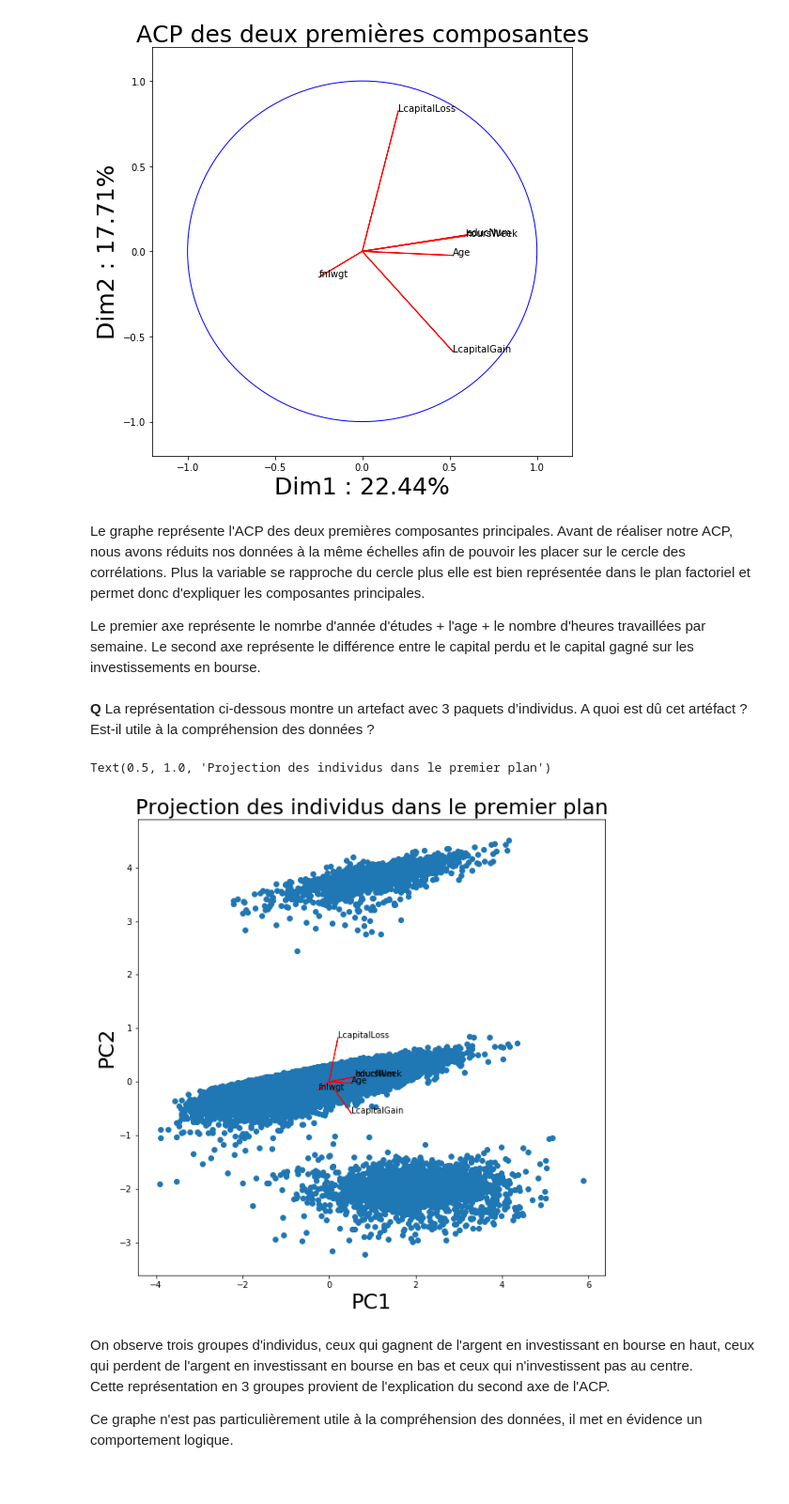
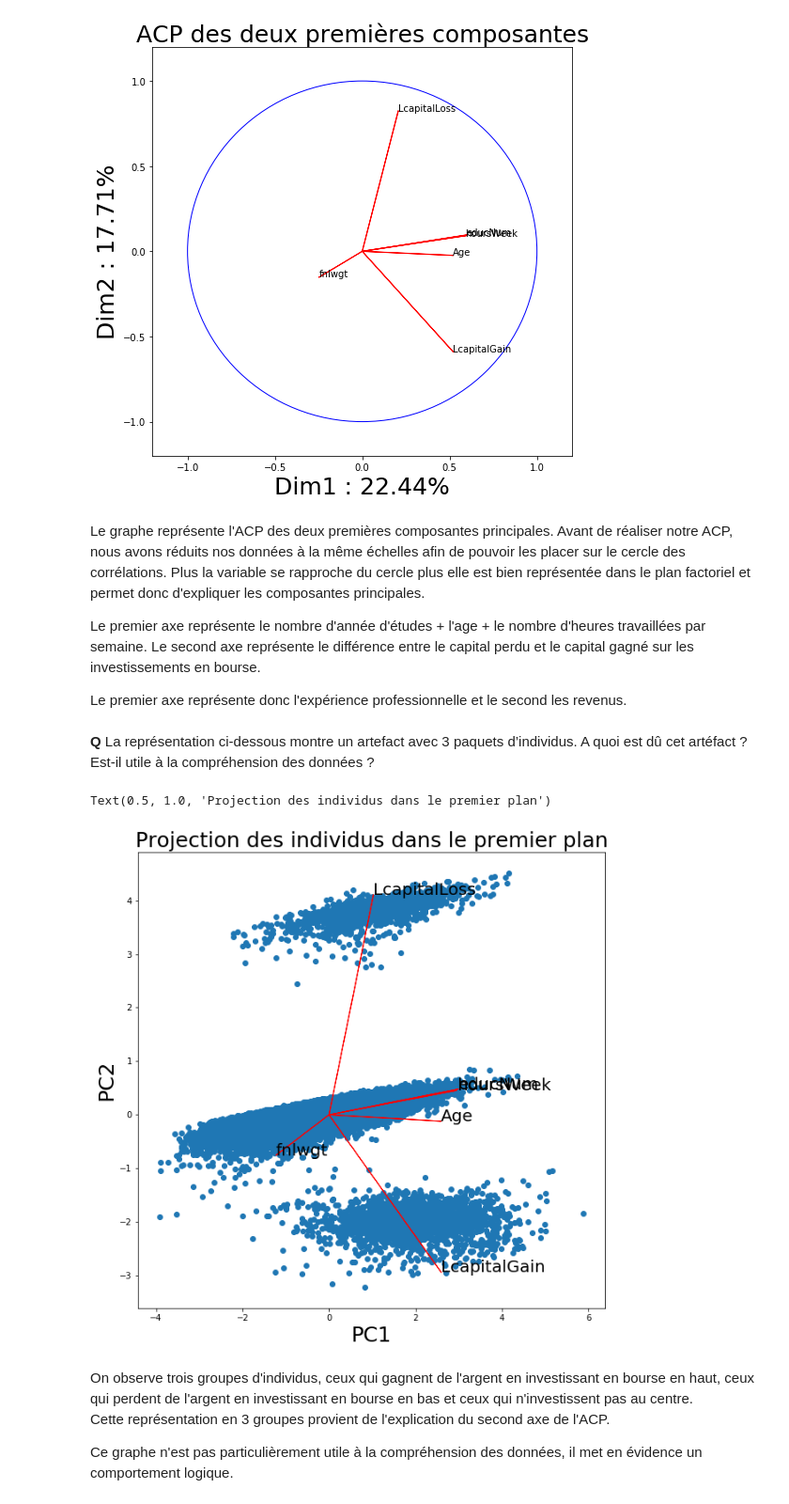
Before and after one commit to LouisDelvaux/Exploration4A, a Jupyter notebook: Adult-Census/Explo-Python-AdultCensus (PROJET).ipynb, the cells around one changed output. Shown at 94% size. Drawn from its saved outputs; the diff is of its cells as text; code cells hidden in the pictures.

```diff
--- a/Adult-Census/Explo-Python-AdultCensus (PROJET).ipynb
+++ b/Adult-Census/Explo-Python-AdultCensus (PROJET).ipynb
@@ -476,22 +480,24 @@ plt.show()
 # %% [markdown]
 Le graphe représente l'ACP des deux premières composantes principales. Avant de réaliser notre ACP, nous avons réduits nos données à la même échelles afin de pouvoir les placer sur le cercle des corrélations. Plus la variable se rapproche du cercle plus elle est bien représentée dans le plan factoriel et permet donc d'expliquer les composantes principales.
 
-Le premier axe représente le nomrbe d'année d'études + l'age + le nombre d'heures travaillées par semaine.
+Le premier axe représente le nombre d'année d'études + l'age + le nombre d'heures travaillées par semaine.
 Le second axe représente le différence entre le capital perdu et le capital gagné sur les investissements en bourse.
+
+Le premier axe représente donc l'expérience professionnelle et le second les revenus.
 # %% [markdown]
 **Q** La représentation ci-dessous montre un artefact avec 3 paquets d’individus. A quoi est dû cet artéfact ? Est-il utile à la compréhension des données ?
 # %%
 fig, ax = plt.subplots(figsize=(10,10))
 ax.scatter(C[:,0], C[:,1])
 for i, j, nom in zip(coord1,coord2, data.columns):
-    ax.text(i, j, nom)
-    ax.arrow(0,0,i,j,color='r')
+    ax.text(5*i, 5*j, nom, size=20)
+    ax.arrow(0,0,5*i,5*j,color='r')
 ax.set_xlabel("PC1" ,size=25)
 ax.set_ylabel("PC2",size=25)
 ax.set_title("Projection des individus dans le premier plan",size=25)
 # %% [output]
 Text(0.5, 1.0, 'Projection des individus dans le premier plan')
-[figure, old version]
+[figure, new version]
 # %% [markdown]
 On observe trois groupes d'individus, ceux qui gagnent de l'argent en investissant en bourse en haut, ceux qui perdent de l'argent en investissant en bourse en bas et ceux qui n'investissent pas au centre.
 Cette représentation en 3 groupes provient de l'explication du second axe de l'ACP.
```
Also changed, not shown: parts of 28 cells of this notebook.
